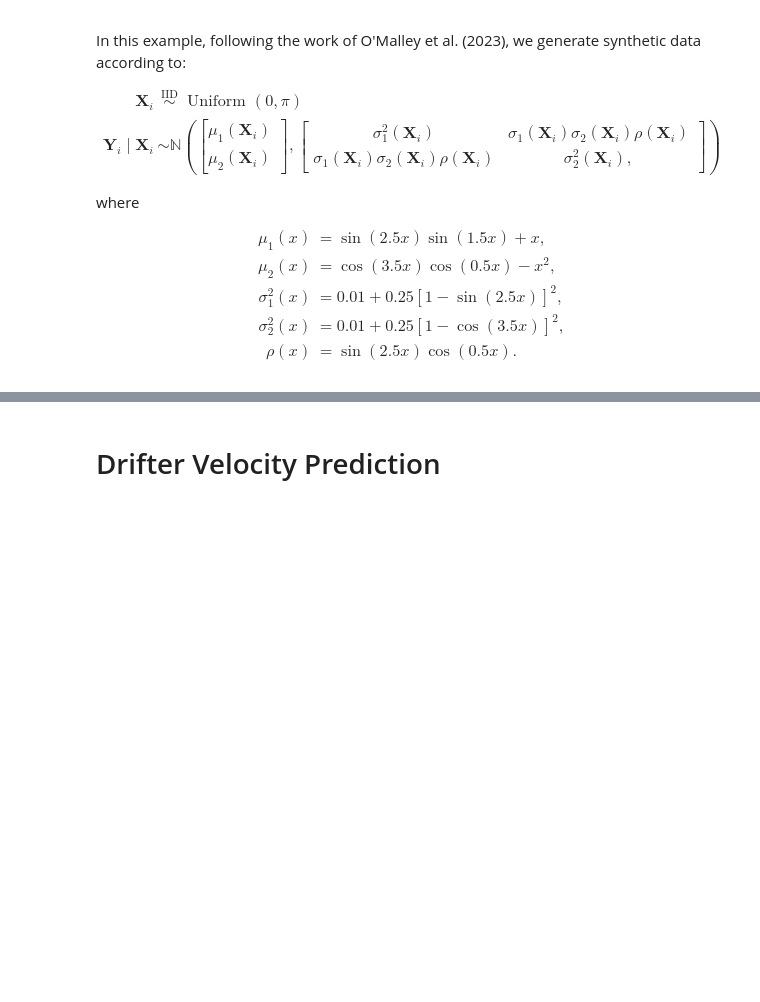
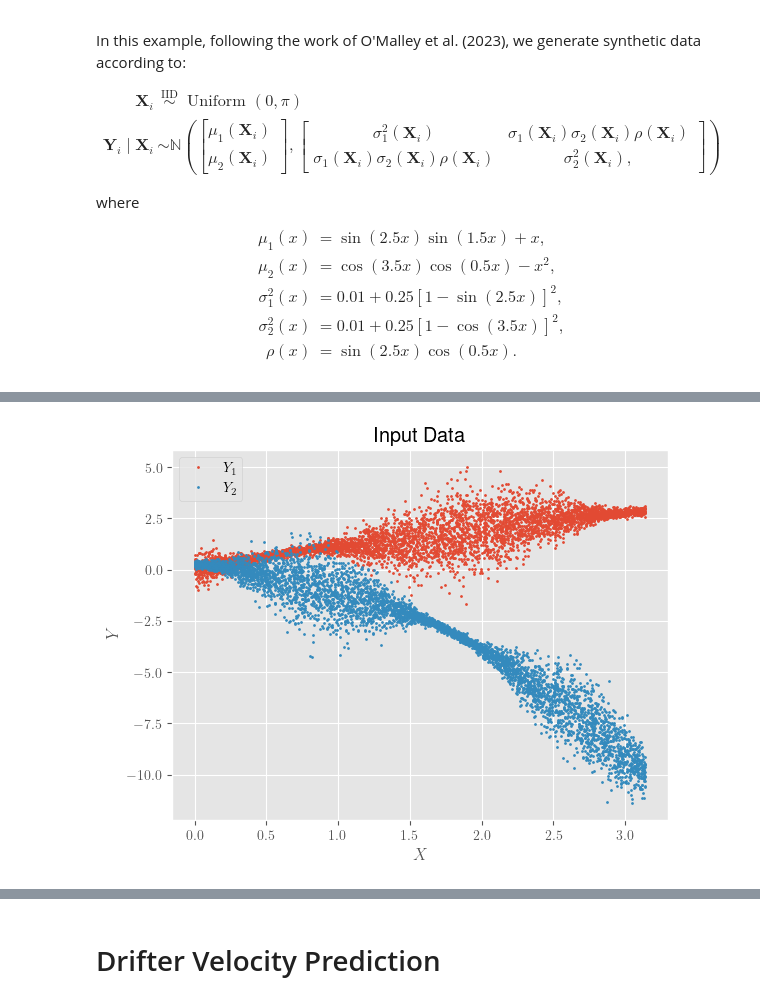
Before and after one commit to vanessamadu/seaducks, a Jupyter notebook: notebooks/Using NGBoost.ipynb, the cells around one changed output, grey strips where cells are left out. Drawn from its saved outputs; the diff is of its cells as text; code cells hidden in the pictures; blank space fills up the shorter version.

Commit message:
added figures

```diff
--- a/notebooks/Using NGBoost.ipynb
+++ b/notebooks/Using NGBoost.ipynb
@@ -12,6 +12,15 @@ import ngboost
 import numpy as np
 from seaducks.models._mvn_ngboost import MVN_ngboost
 import scipy.stats as stats
+import matplotlib.pyplot as plt
+
+# configure plots
+plt.rcParams.update({
+    "text.usetex": True,
+    "font.family": "Helvetica"
+})
+
+plt.style.use('ggplot')
 # %% [markdown]
 # Simulated Example
 
@@ -66,6 +75,7 @@ def simulate_data(N, sort=False, multiplier = 0.25, additive = 0.01):
         x = np.sort(x)
     mean = mean_vector(x,multiplier=multiplier)
     cov = covariance_matrix(x, multiplier=multiplier, additive=additive)
-    rvs = [stats.multivariate_normal(mean_val,cov_val).rvs(1) for mean_val,cov_val in zip(mean,cov)]
+    dists = [stats.multivariate_normal(mean_val,cov_val) for mean_val,cov_val in zip(mean,cov)]
+    y = np.array([dist.rvs(1) for dist in dists])
 
-    return rvs
+    return x.reshape(-1, 1) , y, dists
@@ -79,0 +82,14 @@ simulate_data(5)
+# %%
+# simulate 5000 training and 500 validation data points
+N_train = 5000
+N_val = 500
+max_boosting_iter = 1000
+early_stopping_rounds = 50
+
+X, Y, true_dist = simulate_data(N_train) # takes about 4s
+X_val, Y_val, _ = simulate_data(N_val)
+# %%
+# initialise and fit mvn ngboost model
+multivariate_ngboost = MVN_ngboost(n_estimators=max_boosting_iter,early_stopping_rounds=early_stopping_rounds)
+multivariate_ngboost.fit(X,Y,X_val,Y_val)
+pred_y_dist = multivariate_ngboost.pred_dist(X, max_iter=multivariate_ngboost.best_val_loss_itr)
@@ -79,0 +105,14 @@ simulate_data(5)
+# %%
+# plotting input data
+fig, ax = plt.subplots()
+ax.plot(X, Y[:, 0], "o", label="$Y_1$", markersize=1)
+ax.plot(X, Y[:, 1], "o", label="$Y_2$",markersize=1)
+
+# labelling
+ax.set_xlabel("$X$")
+ax.set_ylabel("$Y$")
+ax.set_title("Input Data")
+ax.legend()
+plt.show()
+# %% [output]
+[figure, added]
```
Also changed, not shown: parts of 4 cells of this notebook.
